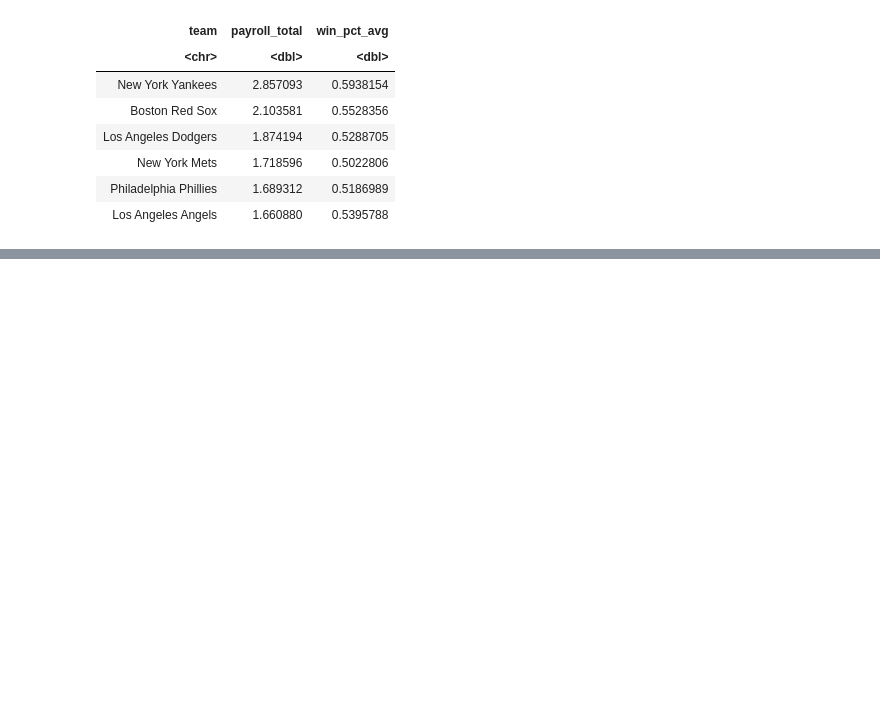
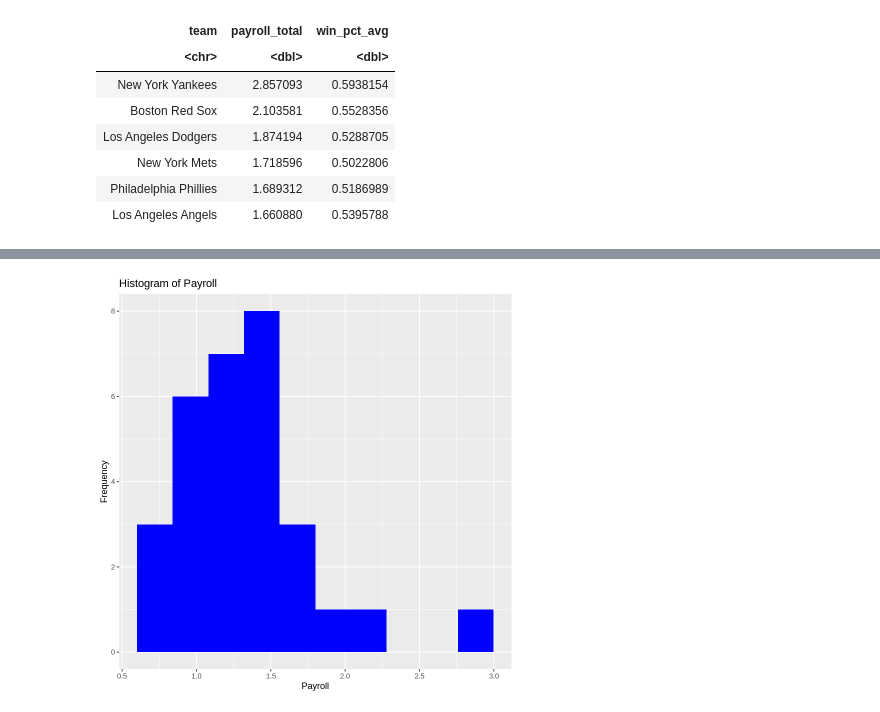
Before and after one commit to K1ngHungry/DataScienceClub, a Jupyter notebook: Baseball Case Study/Data_Preparation_EDA_Reference.ipynb, the cells around one changed output, grey strips where cells are left out. Cells and saved outputs as stored; diff of their text form; code cells hidden in the pictures; blank space fills up the shorter version.

```diff
--- a/Baseball Case Study/Data_Preparation_EDA_Reference.ipynb
+++ b/Baseball Case Study/Data_Preparation_EDA_Reference.ipynb
@@ -232,0 +254,7 @@ A tibble: 6 × 3
+# %%
+p1 <- ggplot(data_agg) +
+  geom_histogram(aes(x = payroll_total), bins = 10, fill = "blue") +
+  labs( title = "Histogram of Payroll", x = "Payroll" , y = "Frequency")
+p1
+# %% [output]
+[figure, added]
```
Also changed, not shown: parts of 5 cells of this notebook.
